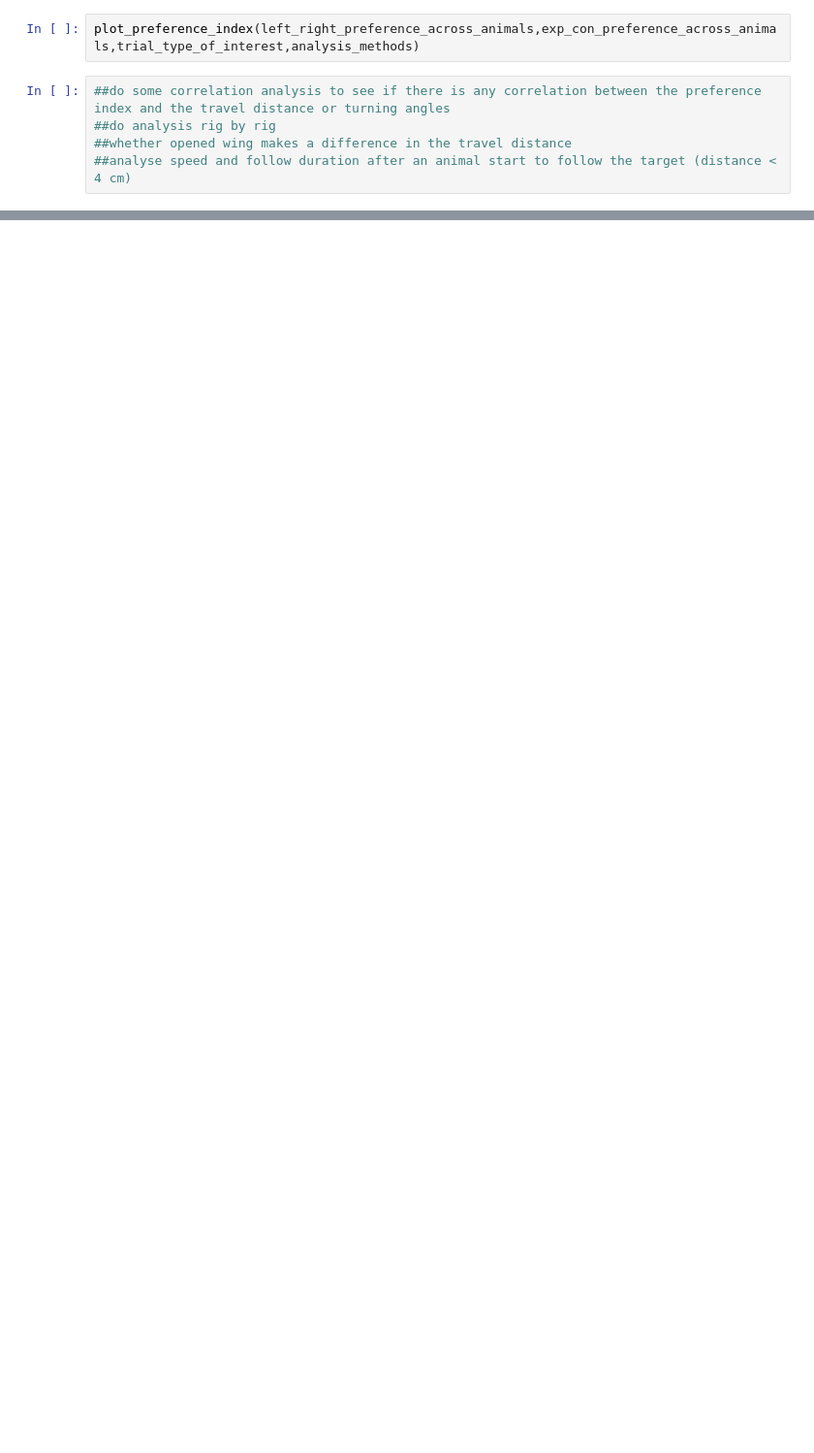
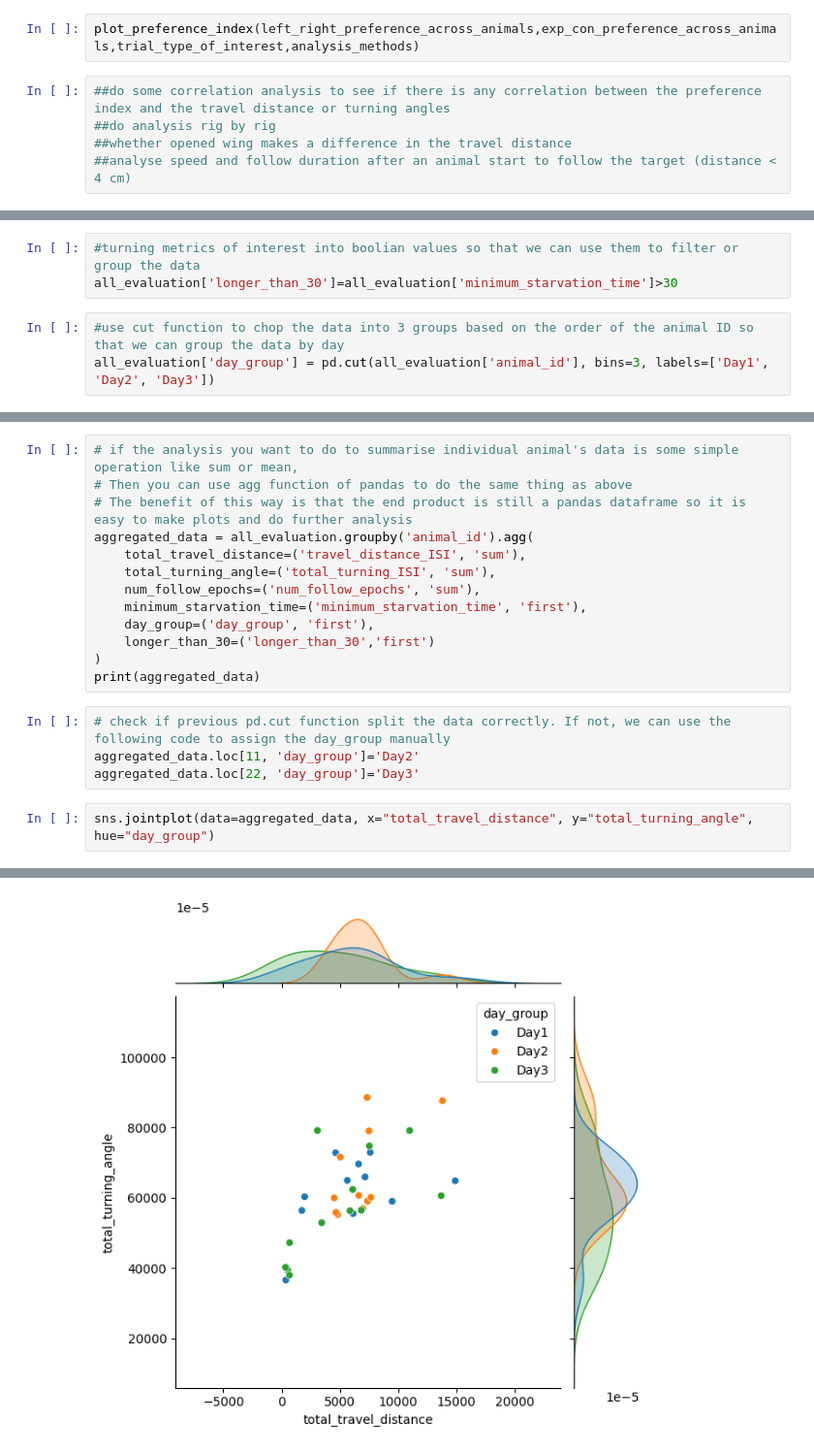
Before and after one commit to chiyu1203/UnityDataAnalysis, a Jupyter notebook: preference_analysis.ipynb, the cells around one changed output, grey strips where cells are left out. Shown at 97% size. Cells and saved outputs as stored; diff of their text form; blank space fills up the shorter version.

Commit message:
makes functions in the notebook another python file. Start to use panda's agg.function in the tutorial so that animal by animal analysis can be done easily

```diff
--- a/preference_analysis.ipynb
+++ b/preference_analysis.ipynb
@@ -417 +203,7 @@ all_evaluation['longer_than_30']=all_evaluation['no_food_hour']>30
+# %%
+#turning metrics of interest into boolian values so that we can use them to filter or group the data
+all_evaluation['longer_than_30']=all_evaluation['minimum_starvation_time']>30
+# %%
+#use cut function to chop the data into 3 groups based on the order of the animal ID so that we can group the data by day
+all_evaluation['day_group'] = pd.cut(all_evaluation['animal_id'], bins=3, labels=['Day1', 'Day2', 'Day3'])
 # %%
@@ -427,0 +271,20 @@ plt.show()
+# %%
+# if the analysis you want to do to summarise individual animal's data is some simple operation like sum or mean,
+# Then you can use agg function of pandas to do the same thing as above
+# The benefit of this way is that the end product is still a pandas dataframe so it is easy to make plots and do further analysis
+aggregated_data = all_evaluation.groupby('animal_id').agg(
+    total_travel_distance=('travel_distance_ISI', 'sum'),
+    total_turning_angle=('total_turning_ISI', 'sum'),
+    num_follow_epochs=('num_follow_epochs', 'sum'),
+    minimum_starvation_time=('minimum_starvation_time', 'first'),
+    day_group=('day_group', 'first'),
+    longer_than_30=('longer_than_30','first')
+)
+print(aggregated_data)
+# %%
+# check if previous pd.cut function split the data correctly. If not, we can use the following code to assign the day_group manually
+aggregated_data.loc[11, 'day_group']='Day2'
+aggregated_data.loc[22, 'day_group']='Day3'
+# %%
+sns.jointplot(data=aggregated_data, x="total_travel_distance", y="total_turning_angle", hue="day_group")
+# %% [output]
@@ -427,0 +292 @@ plt.show()
+[figure, added]
```
Also changed, not shown: parts of 22 cells of this notebook, 1 other file.
